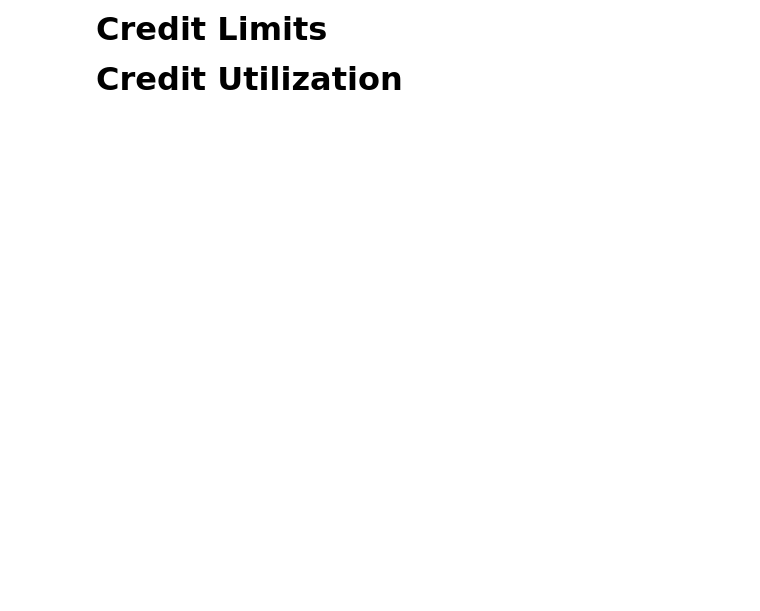
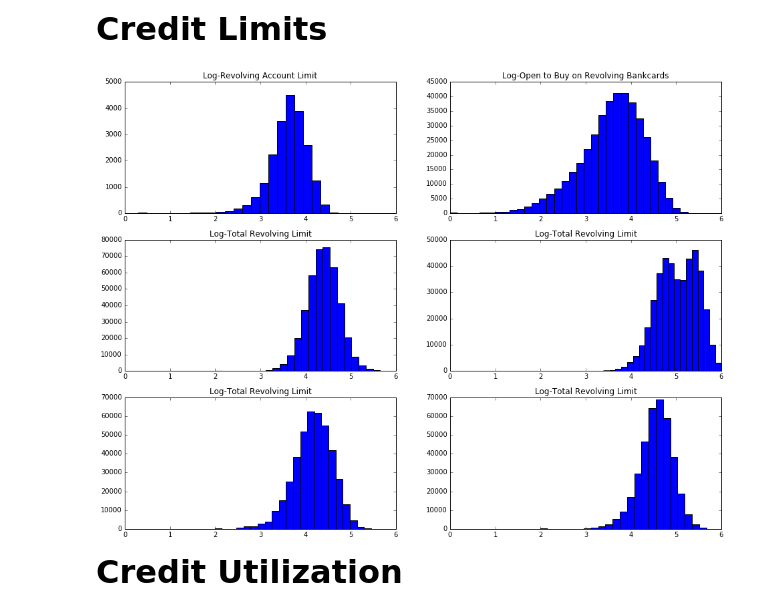
Before and after one commit to ankitagarwal/cs109a, a Jupyter notebook: base_notebook.ipynb, the cells around one changed output. Saved outputs shown, nothing was run; the diff lists cells and outputs as text; code cells hidden in the pictures; blank space fills up the shorter version.

```diff
--- a/base_notebook.ipynb
+++ b/base_notebook.ipynb
@@ -332,2 +284,13 @@ plt.show()
+# %%
+fig, ax = plt.subplots(3, 2, figsize=(16, 12))
+plt_hist(data.max_bal_bc, 1, 1000000, True, 25, "Log-Revolving Account Limit", ax[0][0])
+plt_hist(data.bc_open_to_buy, 1, 1000000, True, 35, "Log-Open to Buy on Revolving Bankcards", ax[0][1])
+plt_hist(data.total_rev_hi_lim, 1, 1000000, True, 25, "Log-Total Revolving Limit", ax[1][0])
+plt_hist(data.tot_hi_cred_lim, 1, 1000000, True, 20, "Log-Total Revolving Limit", ax[1][1])
+plt_hist(data.total_bc_limit, 1, 1000000, True, 25, "Log-Total Revolving Limit", ax[2][0])
+plt_hist(data.total_il_high_credit_limit, 1, 1000000, True, 25, "Log-Total Revolving Limit", ax[2][1])
+plt.show()
+# %% [output]
+[figure, added]
 # %% [markdown]
 **<font size=6>Credit Utilization</font>**
```
Also changed, not shown: parts of 38 cells of this notebook.
